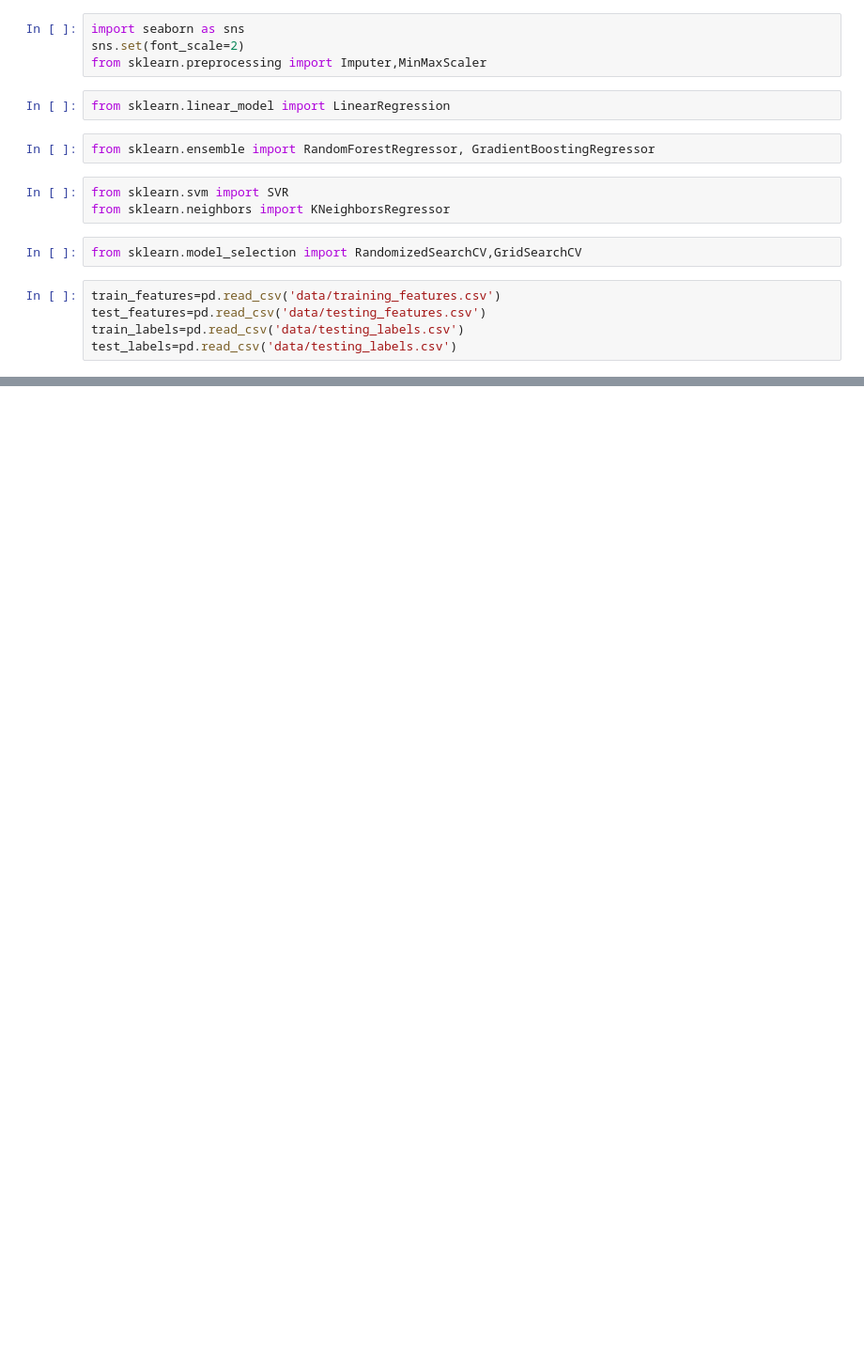
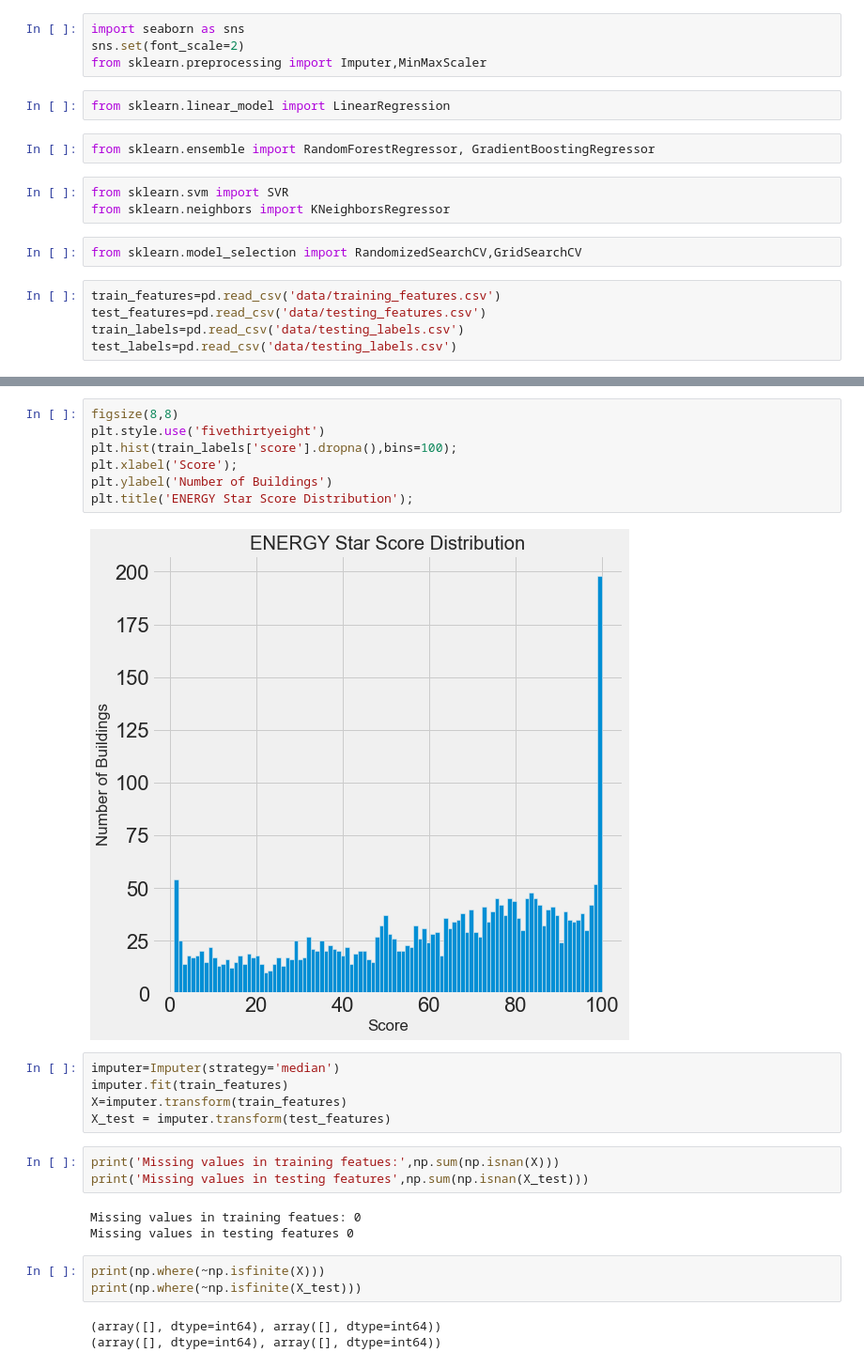
Before and after one commit to snehalsandy/machine-learning-, a Jupyter notebook: machine-learning-project-walkthrough-master/Untitled1.ipynb, the cells around one changed output, grey strips where cells are left out. Shown: that part at 94% size. Cells and saved outputs as stored; diff of their text form; blank space fills up the shorter version.

```diff
--- a/machine-learning-project-walkthrough-master/Untitled1.ipynb
+++ b/machine-learning-project-walkthrough-master/Untitled1.ipynb
@@ -32,0 +63,26 @@ test_labels=pd.read_csv('data/testing_labels.csv')
+# %%
+figsize(8,8)
+plt.style.use('fivethirtyeight')
+plt.hist(train_labels['score'].dropna(),bins=100);
+plt.xlabel('Score');
+plt.ylabel('Number of Buildings')
+plt.title('ENERGY Star Score Distribution');
+# %% [output]
+[figure, added]
+# %%
+imputer=Imputer(strategy='median')
+imputer.fit(train_features)
+X=imputer.transform(train_features)
+X_test = imputer.transform(test_features)
+# %%
+print('Missing values in training featues:',np.sum(np.isnan(X)))
+print('Missing values in testing features',np.sum(np.isnan(X_test)))
+# %% [output]
+Missing values in training featues: 0
+Missing values in testing features 0
+# %%
+print(np.where(~np.isfinite(X)))
+print(np.where(~np.isfinite(X_test)))
+# %% [output]
+(array([], dtype=int64), array([], dtype=int64))
+(array([], dtype=int64), array([], dtype=int64))
```
Also changed, not shown: parts of 5 cells of this notebook.
